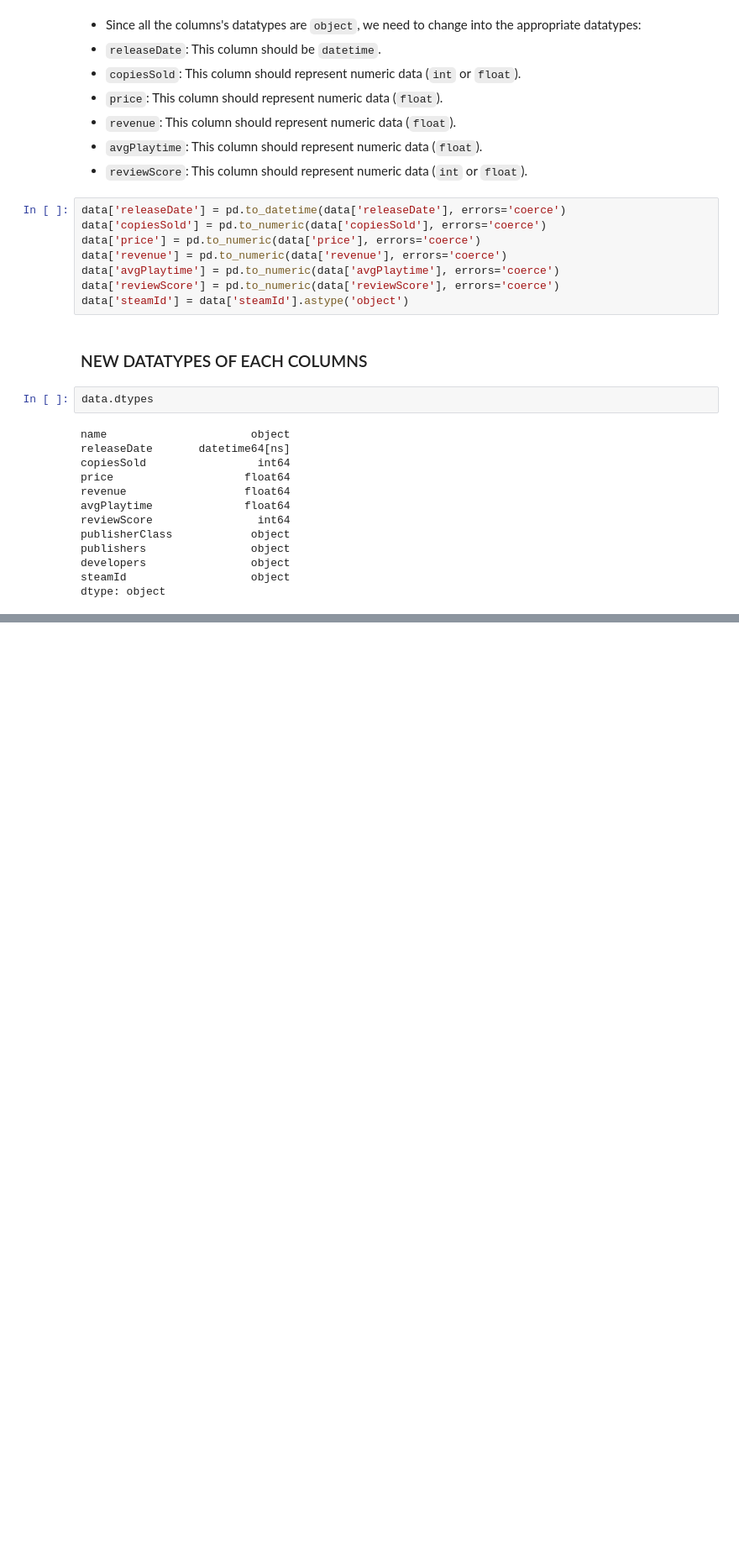
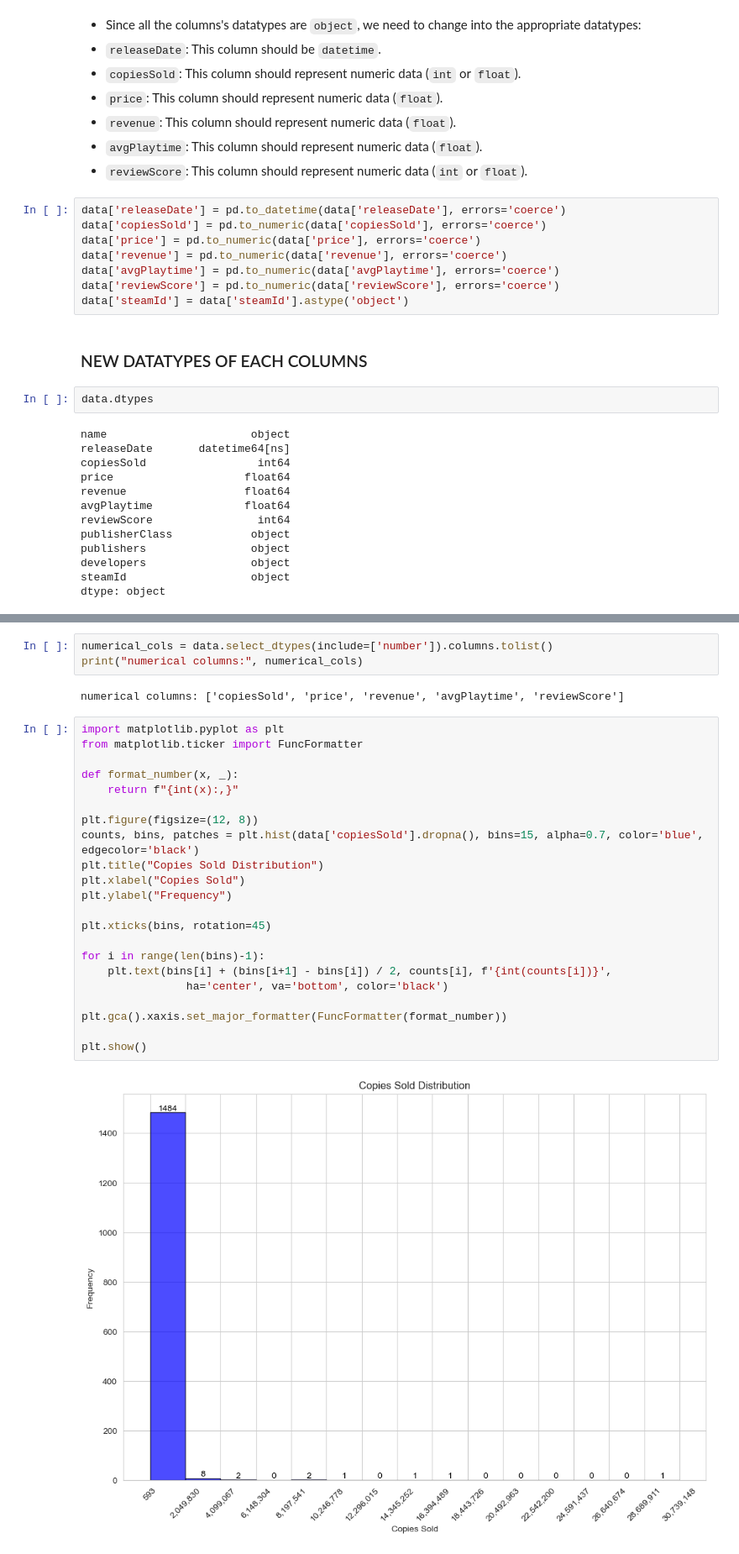
Before and after one commit to tmthu1204/PDS_FinalProject, a Jupyter notebook: FinalProject.ipynb, the cells around one changed output, grey strips where cells are left out. Shown: that part at 84% size. Cells and saved outputs as stored; diff of their text form; blank space fills up the shorter version.

Commit message:
Explore numerical column

```diff
--- a/FinalProject.ipynb
+++ b/FinalProject.ipynb
@@ -125,0 +172,29 @@ dtype: object
+# %%
+numerical_cols = data.select_dtypes(include=['number']).columns.tolist()
+print("numerical columns:", numerical_cols)
+# %% [output]
+numerical columns: ['copiesSold', 'price', 'revenue', 'avgPlaytime', 'reviewScore']
+# %%
+import matplotlib.pyplot as plt
+from matplotlib.ticker import FuncFormatter
+
+def format_number(x, _):
+    return f"{int(x):,}"
+
+plt.figure(figsize=(12, 8))
+counts, bins, patches = plt.hist(data['copiesSold'].dropna(), bins=15, alpha=0.7, color='blue', edgecolor='black')
+plt.title("Copies Sold Distribution")
+plt.xlabel("Copies Sold")
+plt.ylabel("Frequency")
+
+plt.xticks(bins, rotation=45)
+
+for i in range(len(bins)-1):
+    plt.text(bins[i] + (bins[i+1] - bins[i]) / 2, counts[i], f'{int(counts[i])}',
+                ha='center', va='bottom', color='black')
+
+plt.gca().xaxis.set_major_formatter(FuncFormatter(format_number))
+
+plt.show()
+# %% [output]
+[figure, added]
```
Also changed, not shown: parts of 22 cells of this notebook.
